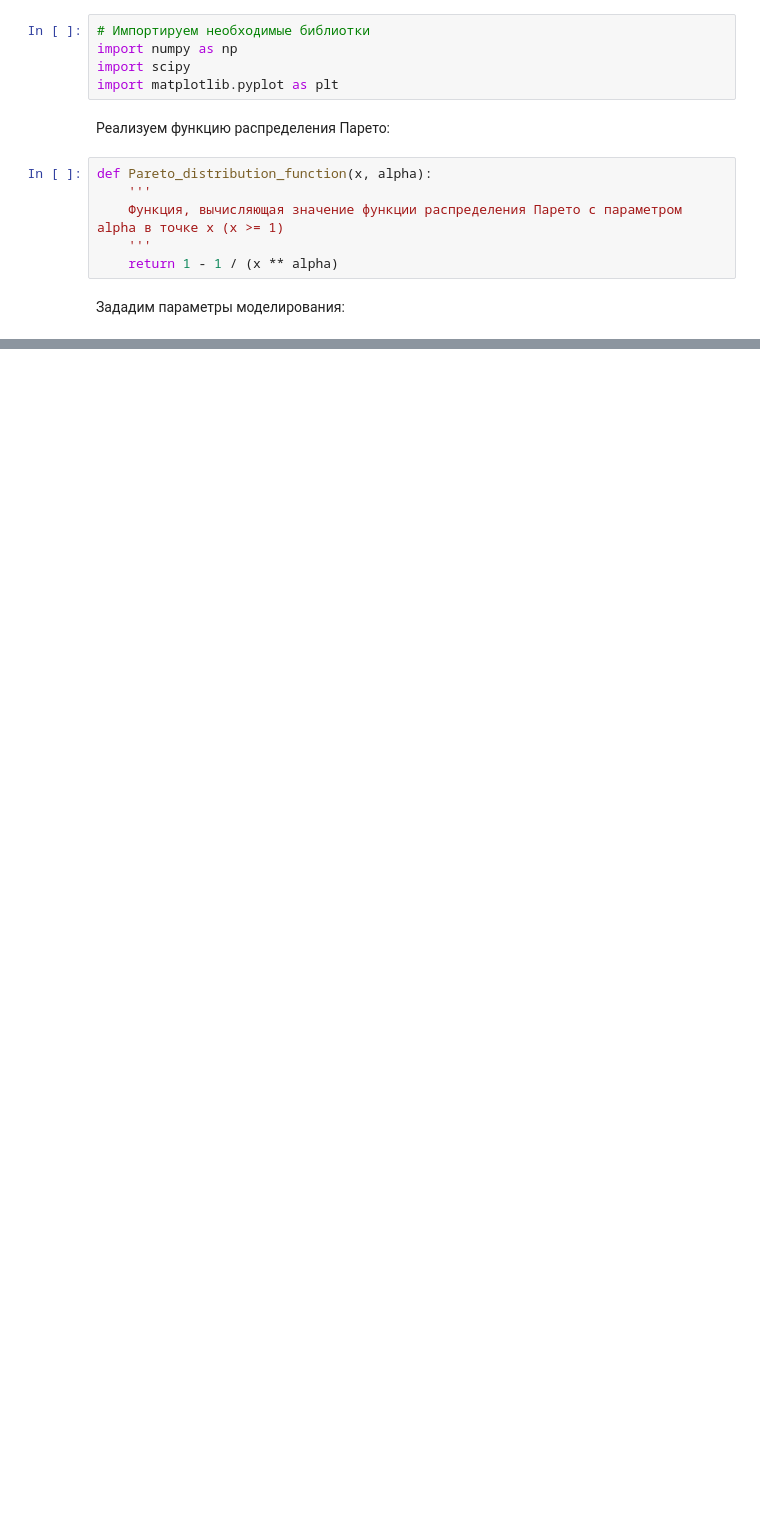
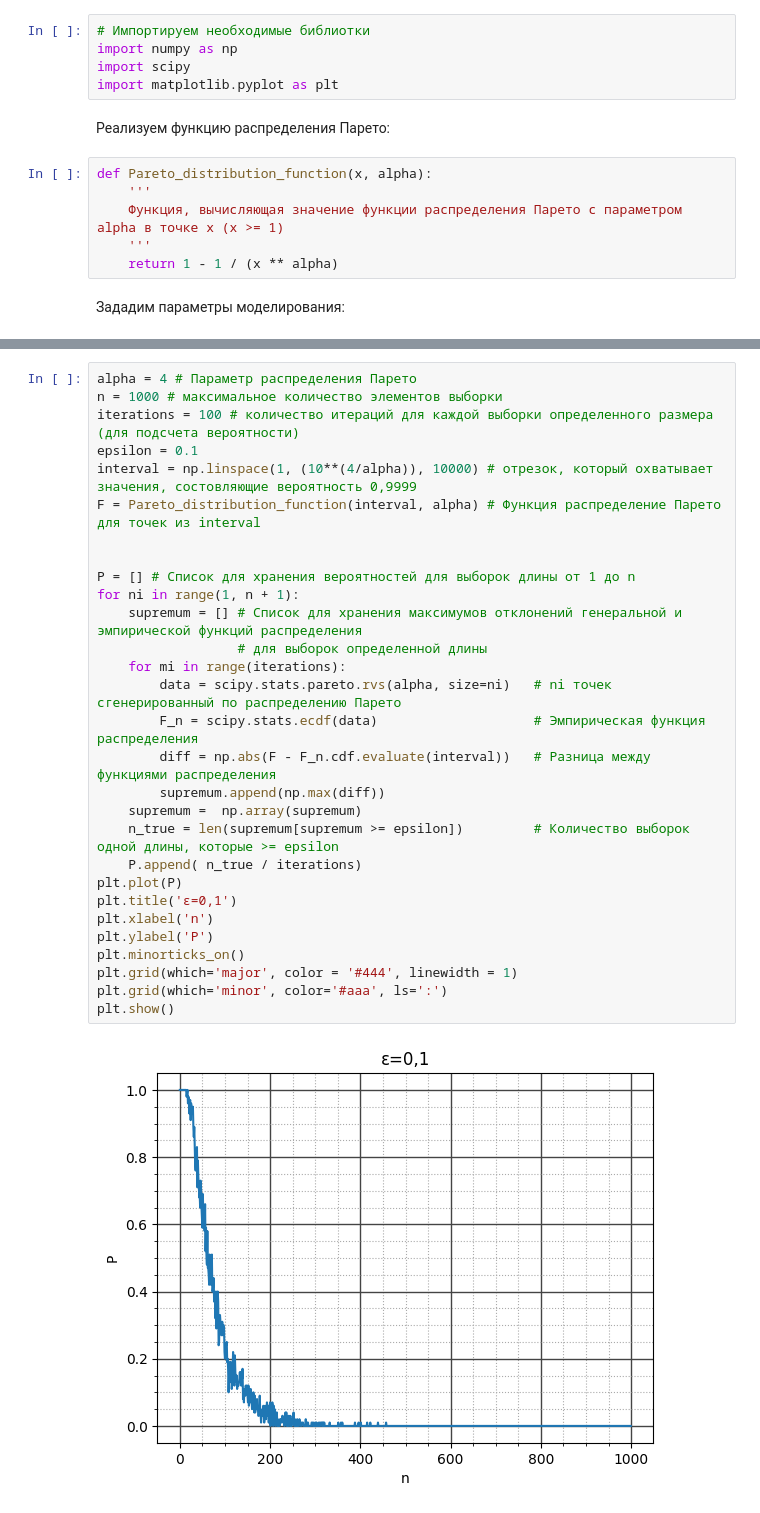
Before and after one commit to DanilSmorchkov/Mathematical-statistics-modeling, a Jupyter notebook: Моделирование теоремы Гливенко-Контелли (сходимость по вероятности).ipynb, the cells around one changed output, grey strips where cells are left out. Cells and saved outputs as stored; diff of their text form; blank space fills up the shorter version.

```diff
--- a/Моделирование теоремы Гливенко-Контелли (сходимость по вероятности).ipynb
+++ b/Моделирование теоремы Гливенко-Контелли (сходимость по вероятности).ipynb
@@ -68,0 +77,31 @@ plt.show()
+# %%
+alpha = 4 # Параметр распределения Парето
+n = 1000 # максимальное количество элементов выборки
+iterations = 100 # количество итераций для каждой выборки определенного размера (для подсчета вероятности)
+epsilon = 0.1
+interval = np.linspace(1, (10**(4/alpha)), 10000) # отрезок, который охватывает значения, состовляющие вероятность 0,9999
+F = Pareto_distribution_function(interval, alpha) # Функция распределение Парето для точек из interval
+
+
+P = [] # Список для хранения вероятностей для выборок длины от 1 до n
+for ni in range(1, n + 1):
+    supremum = [] # Список для хранения максимумов отклонений генеральной и эмпирической функций распределения
+                  # для выборок определенной длины
+    for mi in range(iterations):
+        data = scipy.stats.pareto.rvs(alpha, size=ni)   # ni точек сгенерированный по распределению Парето
+        F_n = scipy.stats.ecdf(data)                    # Эмпирическая функция распределения
+        diff = np.abs(F - F_n.cdf.evaluate(interval))   # Разница между функциями распределения
+        supremum.append(np.max(diff))
+    supremum =  np.array(supremum)
+    n_true = len(supremum[supremum >= epsilon])         # Количество выборок одной длины, которые >= epsilon
+    P.append( n_true / iterations)
+plt.plot(P)
+plt.title('ε=0,1')
+plt.xlabel('n')
+plt.ylabel('P')
+plt.minorticks_on()
+plt.grid(which='major', color = '#444', linewidth = 1)
+plt.grid(which='minor', color='#aaa', ls=':')
+plt.show()
+# %% [output]
+[figure, added]
```
Also changed, not shown: parts of 6 cells of this notebook.
